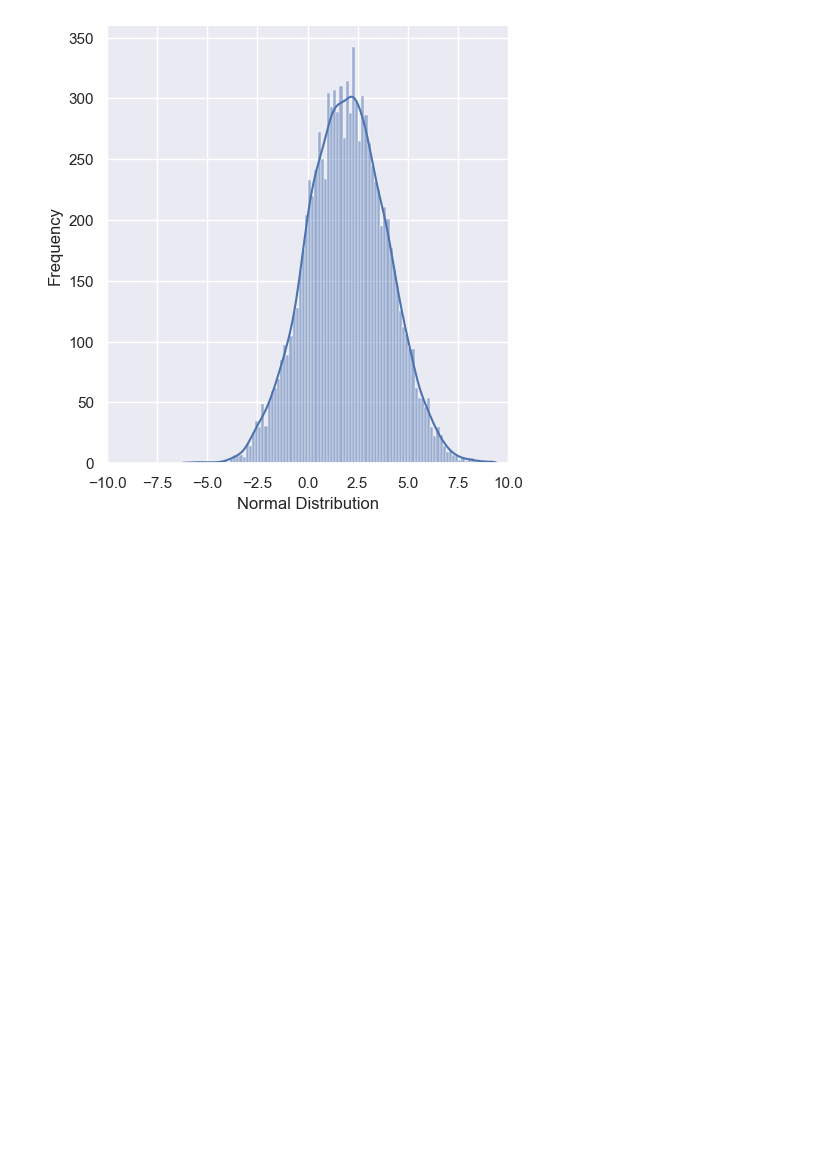
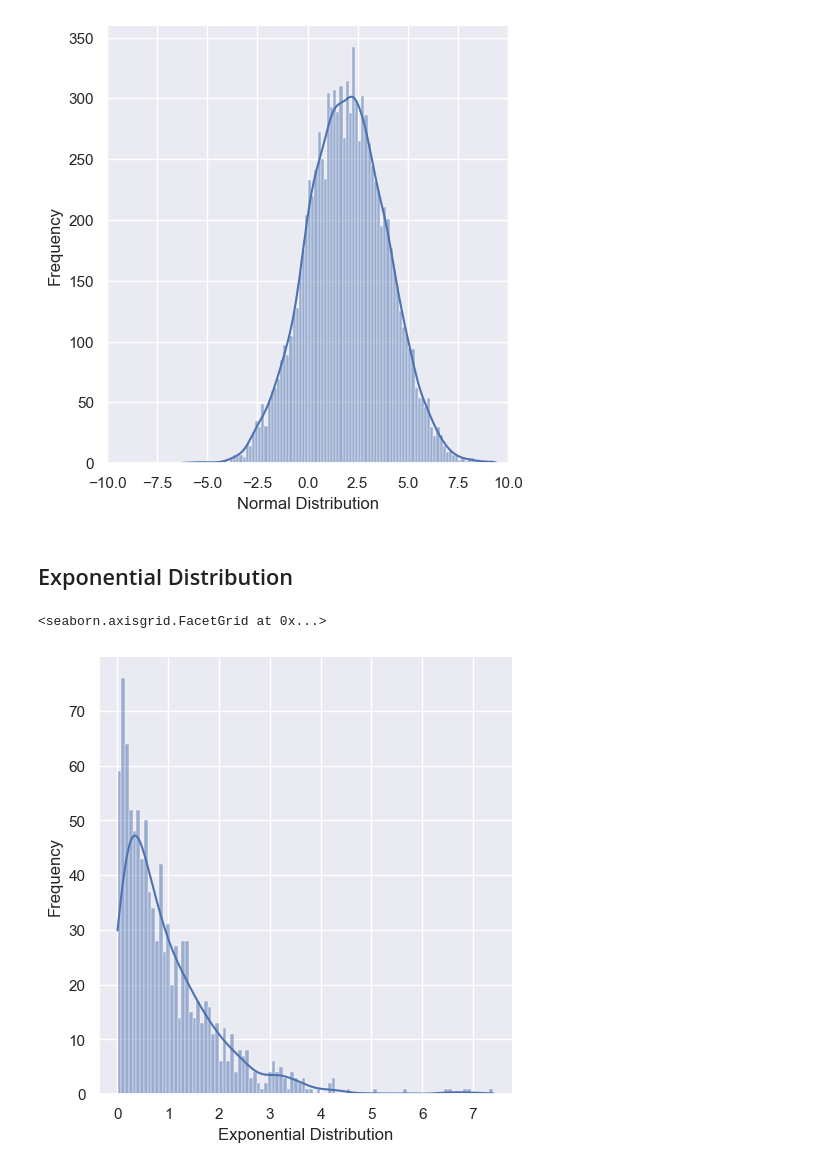
Before and after one commit to shafaq-aslam/statistics-prob, a Jupyter notebook: 08_continuous_distributions.ipynb, the cells around one changed output. Cells and saved outputs as stored; diff of their text form; code cells hidden in the pictures; blank space fills up the shorter version.

Commit message:
Exponential Distribution added

```diff
--- a/08_continuous_distributions.ipynb
+++ b/08_continuous_distributions.ipynb
@@ -48,3 +48,5 @@ ax.set(xlabel="Normal Distribution", ylabel="Frequency")
 # %% [output]
 <seaborn.axisgrid.FacetGrid at 0x...>
 [figure]
+# %% [markdown]
+## Exponential Distribution
@@ -50,0 +55,8 @@ ax.set(xlabel="Normal Distribution", ylabel="Frequency")
+# %%
+data_expon = expon.rvs(size = 1000, loc = 0, scale = 1)
+ax = sns.displot(data_expon, bins=100, kde=True)
+# plt.xlim(-1, 10)
+ax.set(xlabel = "Exponential Distribution", ylabel="Frequency")
+# %% [output]
+<seaborn.axisgrid.FacetGrid at 0x...>
+[figure, added]
```
Also changed, not shown: parts of 1 cell of this notebook.
